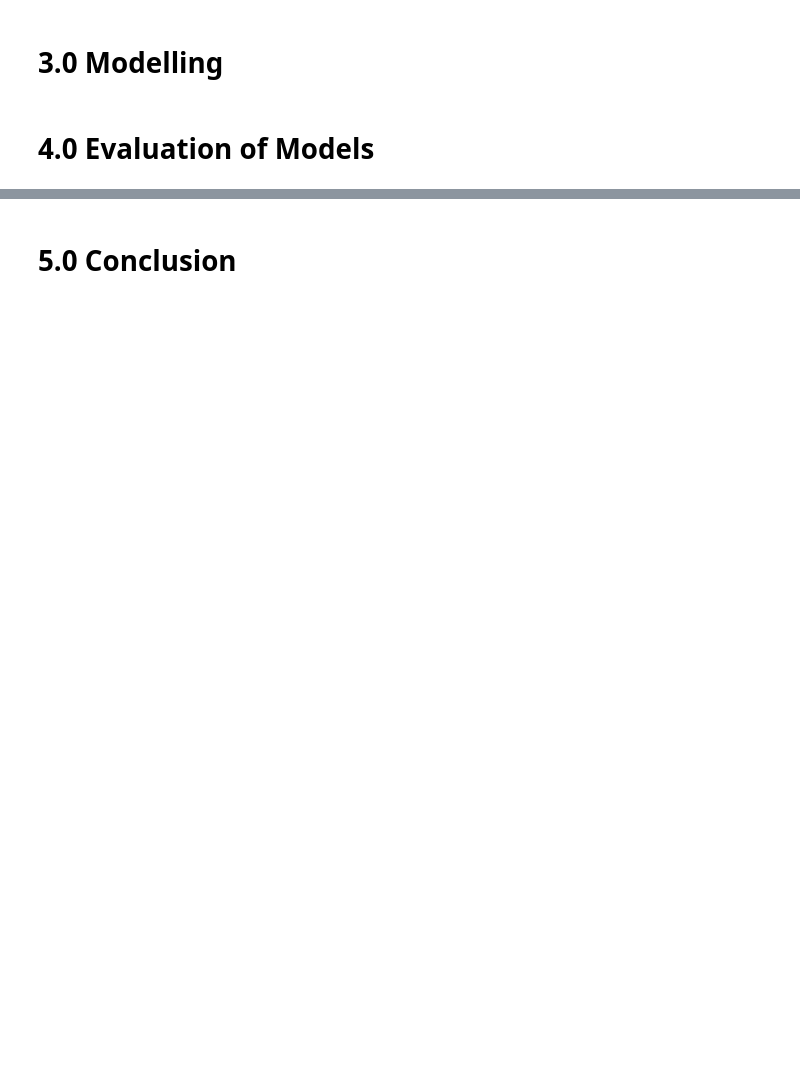
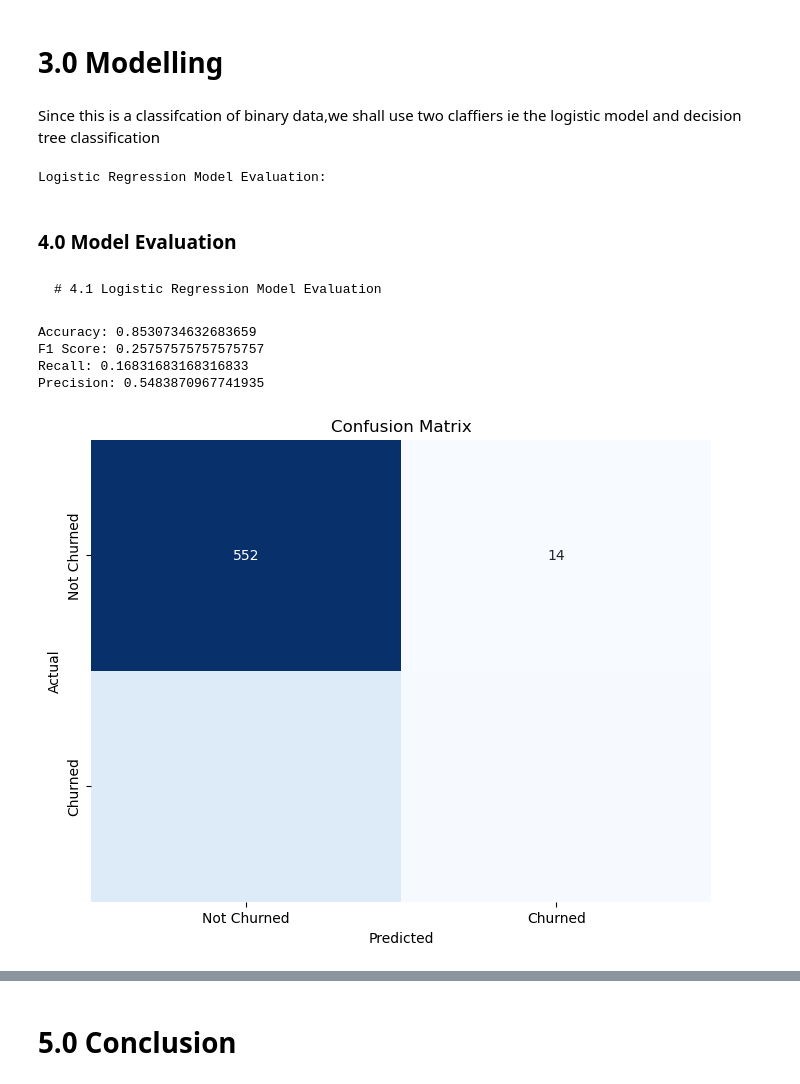
Before and after one commit to vayayavayaya/Phase_Three_Project, a Jupyter notebook: Phase_3_Project_Notebook.ipynb, the cells around one changed output, grey strips where cells are left out. Cells and saved outputs as stored; diff of their text form; code cells hidden in the pictures; blank space fills up the shorter version.

```diff
--- a/Phase_3_Project_Notebook.ipynb
+++ b/Phase_3_Project_Notebook.ipynb
@@ -263,0 +399,4 @@ plt.show()
+# %%
+# List of categorical features
+categorical_features = ['state', 'area code', 'international plan', 'voice mail plan']
+categorical_features
@@ -304,0 +448,4 @@ plt.show()
+# %%
+# Onehot Encoding for categorical features
+dummy_data = pd.get_dummies(reduced_data, columns=categorical_features, drop_first=True)
+dummy_data.head()
@@ -305,4 +486,53 @@ plt.show()
 # %% [markdown]
 # 3.0 Modelling
+# %% [markdown]
+Since this is a classifcation of binary data,we shall use two claffiers ie the logistic model and decision tree classification
+# %%
+#  basemodeling using logistic regression for numeric features
+
+# Logistic Regression model
+X = dummy_data.drop('churn', axis=1)
+y = dummy_data['churn']
+X_train, X_test, y_train, y_test = train_test_split(X, y, test_size=0.2, random_state=42) # splitting the data into training and testing sets at 80% and 20%
+log_reg = LogisticRegression(max_iter=1000)
+log_reg.fit(X_train, y_train)
+y_pred = log_reg.predict(X_test)
+# Model evaluation
+print("Logistic Regression Model Evaluation:")
+# %% [output]
+Logistic Regression Model Evaluation:
 # %% [markdown]
-# 4.0 Evaluation of Models
+### 4.0 Model Evaluation
+# %% [markdown]
+    # 4.1 Logistic Regression Model Evaluation
+# %%
+# Predicting the test set results
+y_pred = log_reg.predict(X_test)
+# Accuracy
+accuracy = accuracy_score(y_test, y_pred)
+print("Accuracy:", accuracy)
+# F1 Score
+f1 = f1_score(y_test, y_pred)
+print("F1 Score:", f1)
+# Recall
+recall = recall_score(y_test, y_pred)
+print("Recall:", recall)
+# Precision
+precision = precision_score(y_test, y_pred)
+print("Precision:", precision)
+# %% [output]
+Accuracy: 0.8530734632683659
+F1 Score: 0.25757575757575757
+Recall: 0.16831683168316833
+Precision: 0.5483870967741935
+# %%
+# confusion_matrix
+cm = confusion_matrix(y_test, y_pred)
+plt.figure(figsize=(8, 6))
+sns.heatmap(cm, annot=True, fmt='d', cmap='Blues', cbar=False, xticklabels=['Not Churned', 'Churned'], yticklabels=['Not Churned', 'Churned'])
+plt.title('Confusion Matrix')
+plt.xlabel('Predicted')
+plt.ylabel('Actual')
+plt.show()
+# %% [output]
+[figure, added]
```
Also changed, not shown: parts of 40 cells of this notebook.
